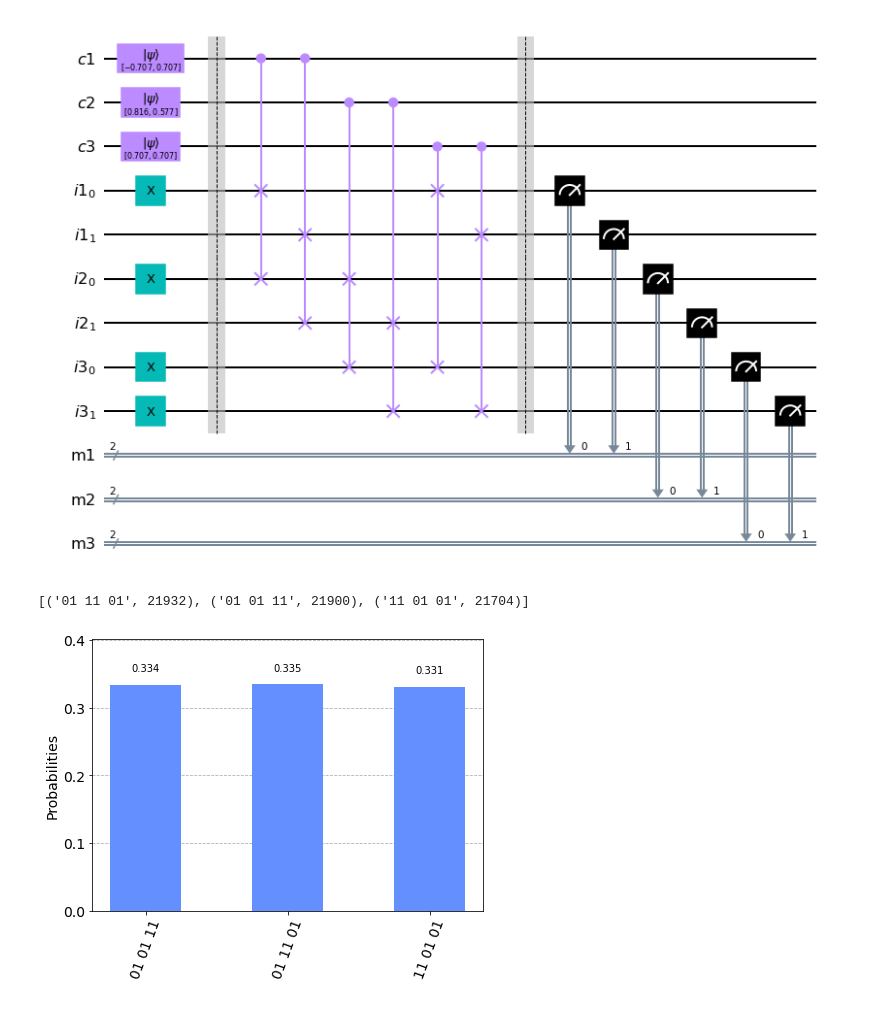
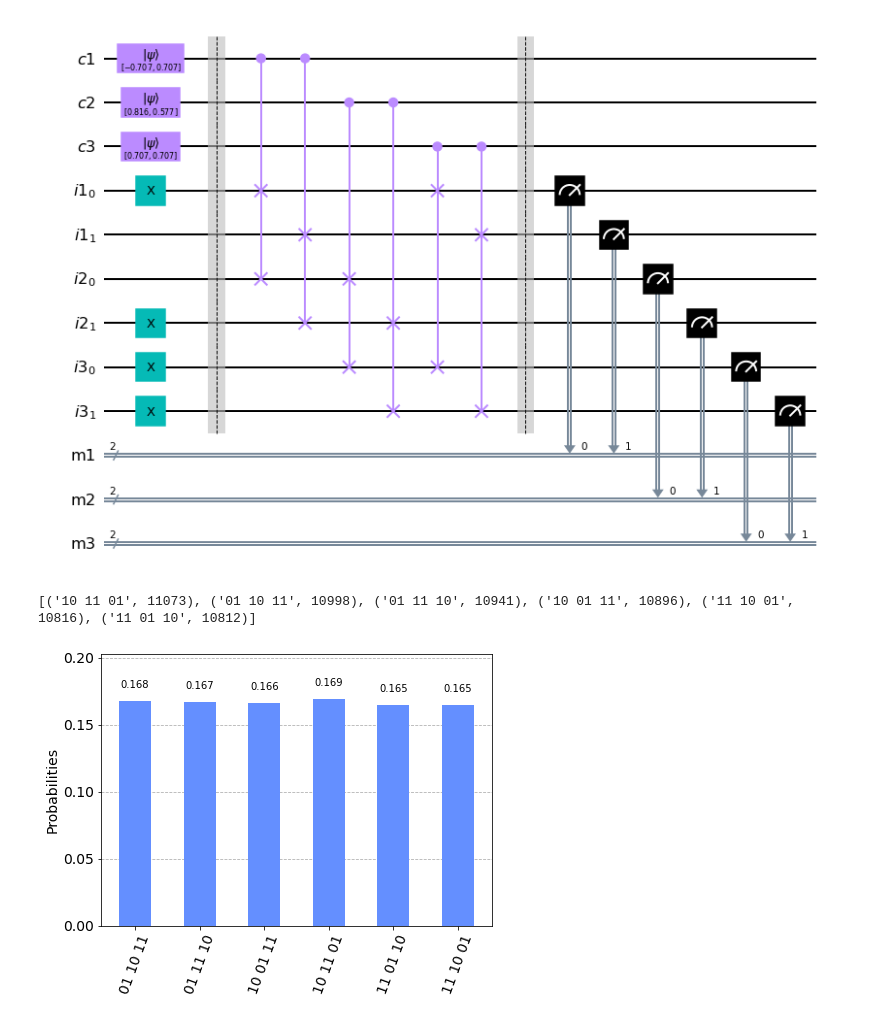
Before and after one commit to bubakazouba/spiny-quantum, a Jupyter notebook: permutations.ipynb, the cells around one changed output. Drawn from its saved outputs; the diff is of its cells as text; code cells hidden in the pictures.

Commit message:
fixes typo in input

```diff
--- a/permutations.ipynb
+++ b/permutations.ipynb
@@ -74,35 +74,35 @@ qc = QuantumCircuit(*qregs, *cregs)
 # https://www.wolframalpha.com/input?i=norm%28abc%29%5E2%3D+norm%28ab*%E2%88%9A%281-c%5E2%29%29%5E2%3D+norm%28a*%E2%88%9A%281-b%5E2%29c%29%5E2%2Bnorm%28%E2%88%9A%281-a%5E2%29*%E2%88%9A%281-b%5E2%29*%E2%88%9A%281-c%5E2%29%29%5E2%3D+norm%28a*%E2%88%9A%281-b%5E2%29*%E2%88%9A%281-c%5E2%29%29%5E2%2Bnorm%28%E2%88%9A%281-a%5E2%29*%E2%88%9A%281-b%5E2%29c%29%5E2%3D+norm%28%E2%88%9A%281-a%5E2%29bc%29%5E2%3D+norm%28%E2%88%9A%281-a%5E2%29b*%E2%88%9A%281-c%5E2%29%29%5E2
 # first initialize the control qubits
 a=-1/sqrt(2)
 b=sqrt(2/3)
 c=1/sqrt(2)
 qc.initialize([a,sqrt(1-a*a)], ctrl_qubits[0])
 qc.initialize([b,sqrt(1-b*b)], ctrl_qubits[1])
 qc.initialize([c,sqrt(1-c*c)], ctrl_qubits[2])
 # next initialize the input qubits with values 1, 2 and 3
 qc.x(input_qubits[0][0]) # set 1st value to 1
-qc.x(input_qubits[1][0]) # set 2nd value to 2
+qc.x(input_qubits[1][1]) # set 2nd value to 2
 qc.x(input_qubits[2]) # set 3rd value to 3
 qc.barrier()
 ## now add the control swap gates
 # c-swap 1st with 1st and 2nd with 2nd for each register
 qc.cswap(ctrl_qubits[0],input_qubits[0][0],input_qubits[1][0])
 qc.cswap(ctrl_qubits[0],input_qubits[0][1],input_qubits[1][1])
 
 qc.cswap(ctrl_qubits[1],input_qubits[1][0],input_qubits[2][0])
 qc.cswap(ctrl_qubits[1],input_qubits[1][1],input_qubits[2][1])
 
 qc.cswap(ctrl_qubits[2],input_qubits[0][0],input_qubits[2][0])
 qc.cswap(ctrl_qubits[2],input_qubits[0][1],input_qubits[2][1])
 
 qc.barrier()
 qc.measure(range(3,5),range(0,2))
 qc.measure(range(5,7),range(2,4))
 qc.measure(range(7,9),range(4,6))
 
 qc.draw('mpl')
 # %% [output]
-[figure, old version]
+[figure, new version]
 # %%
 backend = BasicAer.get_backend('qasm_simulator')
 shots = 2**16
@@ -112,5 +112,5 @@ answer = results.get_counts()
 print(Counter(answer).most_common())
 plot_histogram(answer)
 # %% [output]
-[('01 11 01', 21932), ('01 01 11', 21900), ('11 01 01', 21704)]
+[('10 11 01', 11073), ('01 10 11', 10998), ('01 11 10', 10941), ('10 01 11', 10896), ('11 10 01', 10816), ('11 01 10', 10812)]
-[figure, old version]
+[figure, new version]
```
